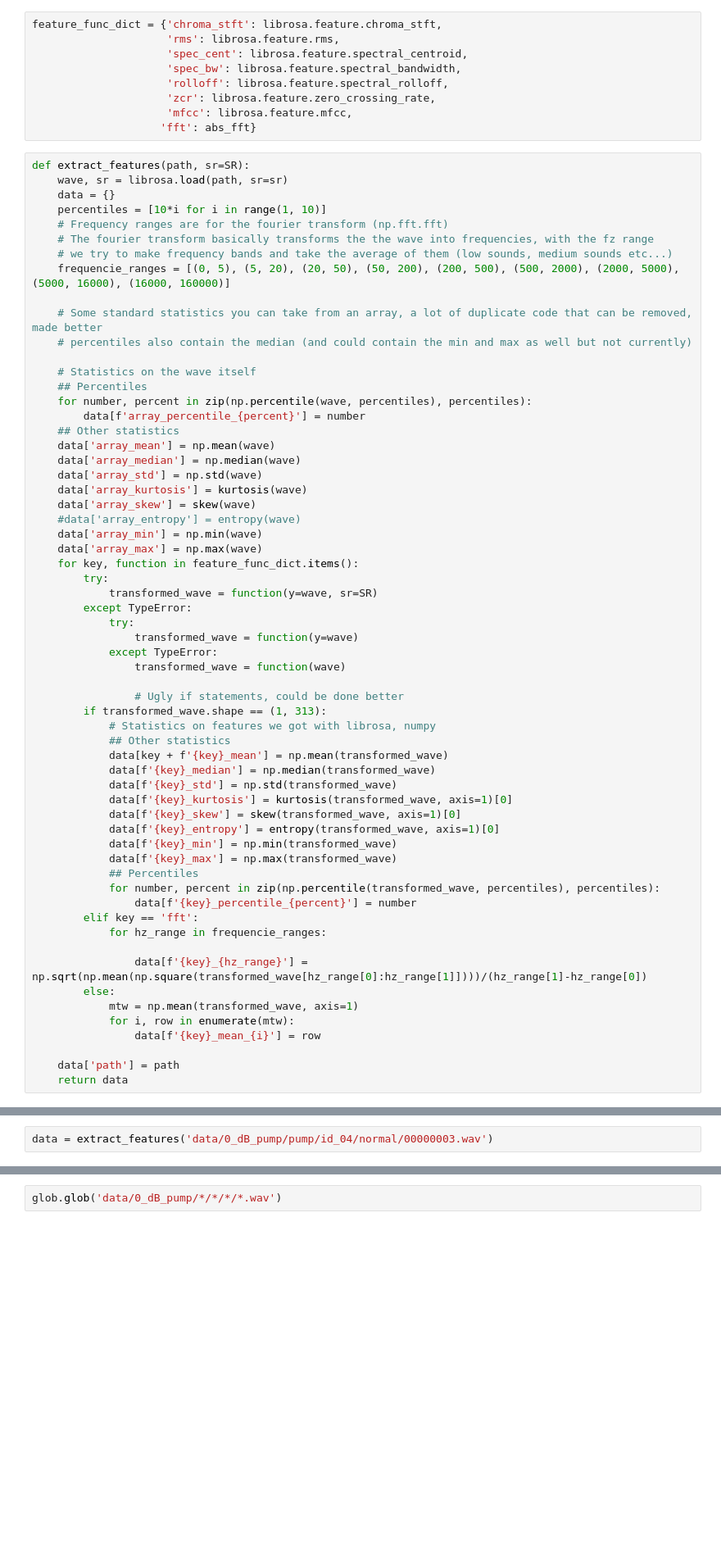
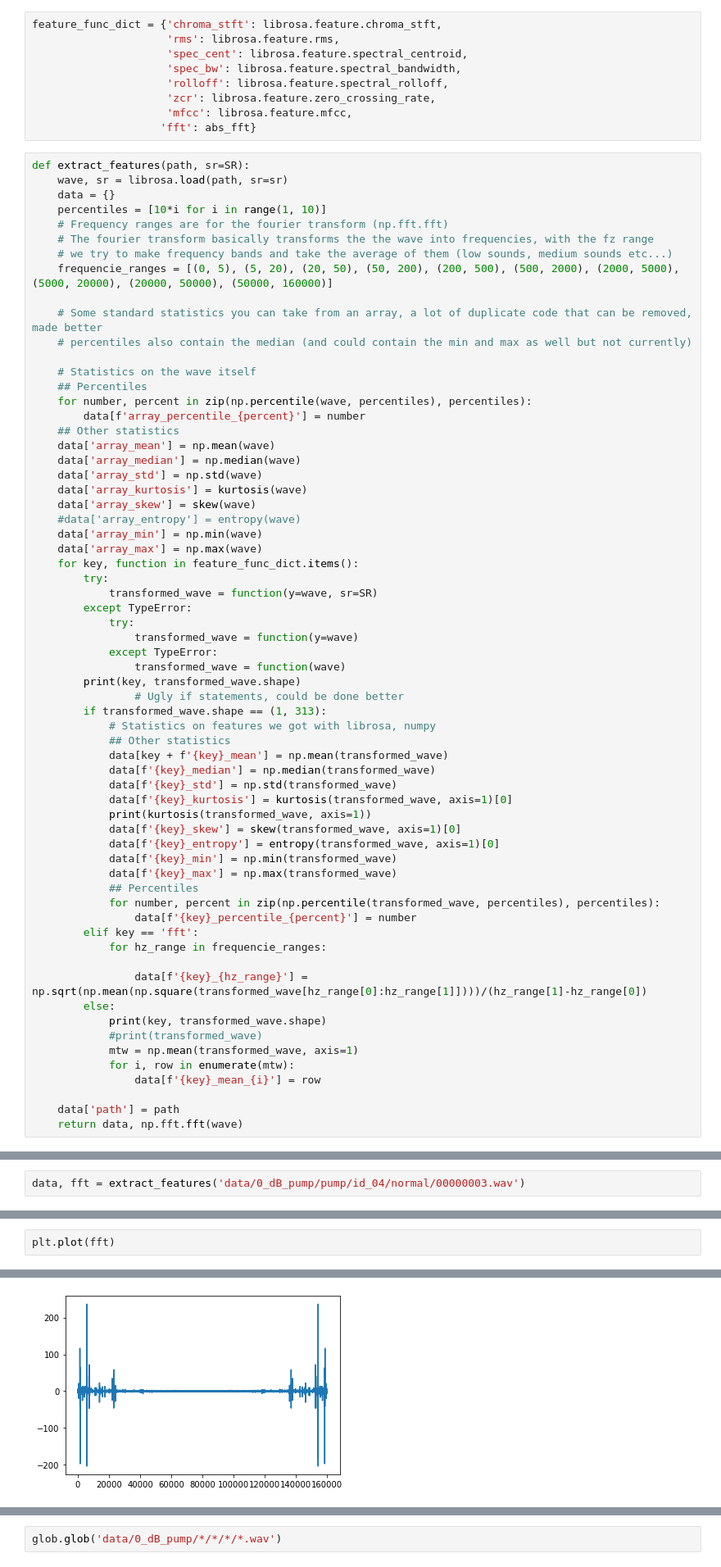
Before and after one commit to makyeme/Machine_conditions_monitoring, a Jupyter notebook: feature_extraction.ipynb, the cells around one changed output, grey strips where cells are left out. Shown at 82% size. Cells and saved outputs as stored; diff of their text form; blank space fills up the shorter version.

```diff
--- a/feature_extraction.ipynb
+++ b/feature_extraction.ipynb
@@ -45,7 +37,7 @@ def extract_features(path, sr=SR):
     # Frequency ranges are for the fourier transform (np.fft.fft)
     # The fourier transform basically transforms the the wave into frequencies, with the fz range
     # we try to make frequency bands and take the average of them (low sounds, medium sounds etc...)
-    frequencie_ranges = [(0, 5), (5, 20), (20, 50), (50, 200), (200, 500), (500, 2000), (2000, 5000), (5000, 16000), (16000, 160000)]
+    frequencie_ranges = [(0, 5), (5, 20), (20, 50), (50, 200), (200, 500), (500, 2000), (2000, 5000), (5000, 20000), (20000, 50000), (50000, 160000)]
 
     # Some standard statistics you can take from an array, a lot of duplicate code that can be removed, made better
     # percentiles also contain the median (and could contain the min and max as well but not currently)
@@ -71,7 +63,7 @@ def extract_features(path, sr=SR):
                 transformed_wave = function(y=wave)
             except TypeError:
                 transformed_wave = function(wave)
-
+        print(key, transformed_wave.shape)
                 # Ugly if statements, could be done better
         if transformed_wave.shape == (1, 313):
             # Statistics on features we got with librosa, numpy
@@ -80,6 +72,7 @@ def extract_features(path, sr=SR):
             data[f'{key}_median'] = np.median(transformed_wave)
             data[f'{key}_std'] = np.std(transformed_wave)
             data[f'{key}_kurtosis'] = kurtosis(transformed_wave, axis=1)[0]
+            print(kurtosis(transformed_wave, axis=1))
             data[f'{key}_skew'] = skew(transformed_wave, axis=1)[0]
             data[f'{key}_entropy'] = entropy(transformed_wave, axis=1)[0]
             data[f'{key}_min'] = np.min(transformed_wave)
@@ -92,9 +85,11 @@ def extract_features(path, sr=SR):
 
                 data[f'{key}_{hz_range}'] = np.sqrt(np.mean(np.square(transformed_wave[hz_range[0]:hz_range[1]])))/(hz_range[1]-hz_range[0])
         else:
+            print(key, transformed_wave.shape)
+            #print(transformed_wave)
             mtw = np.mean(transformed_wave, axis=1)
             for i, row in enumerate(mtw):
                 data[f'{key}_mean_{i}'] = row
 
     data['path'] = path
-    return data
+    return data, np.fft.fft(wave)
@@ -101,2 +130,2 @@ def extract_features(path, sr=SR):
 # %%
-data = extract_features('data/0_dB_pump/pump/id_04/normal/00000003.wav')
+data, fft = extract_features('data/0_dB_pump/pump/id_04/normal/00000003.wav')
@@ -102,0 +148,3 @@ data = extract_features('data/0_dB_pump/pump/id_04/normal/00000003.wav')
+# %%
+plt.plot(fft)
+# %% [output]
@@ -103,3 +152,4 @@ data = extract_features('data/0_dB_pump/pump/id_04/normal/00000003.wav')
+[figure, added]
 # %%
 data
 # %% [output]
```
Also changed, not shown: parts of 16 cells of this notebook, 9 other files.
